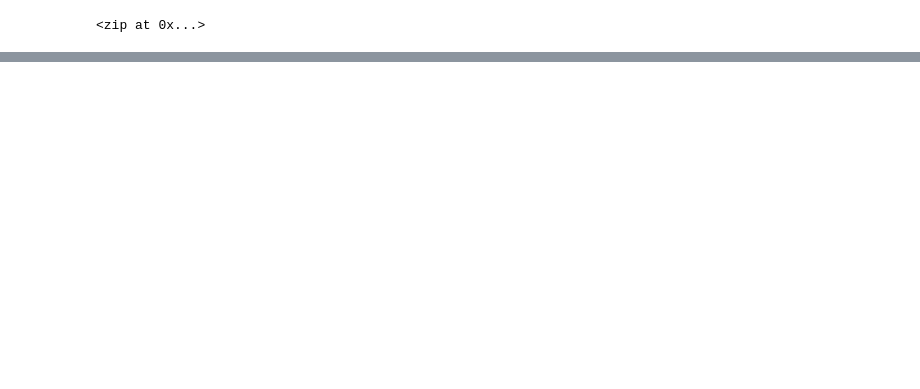
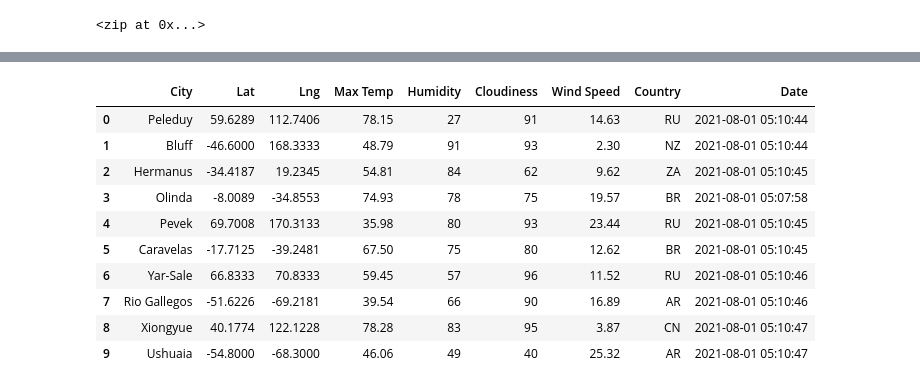
Before and after one commit to joszpr/World_Weather_Analysis, a Jupyter notebook: WeatherPy.ipynb, the cells around one changed output, grey strips where cells are left out. Cells and saved outputs as stored; diff of their text form; code cells hidden in the pictures; blank space fills up the shorter version.

```diff
--- a/WeatherPy.ipynb
+++ b/WeatherPy.ipynb
@@ -13,6 +23,9 @@ lat_lngs = zip(lats, lngs)
 lat_lngs
 # %% [output]
 <zip at 0x...>
+# %%
+# Starting URL for Weather Map API Call.
+url = "http://api.openweathermap.org/data/2.5/weather?units=Imperial&APPID=" + weather_api_key
 # %%
 # Add the latitudes and longitudes to a list.
 coordinates = list(lat_lngs)
@@ -55,0 +172,16 @@ len(cities)
+# %%
+# Convert the array of dictionaries to a Pandas DataFrame.
+city_data_df = pd.DataFrame(city_data)
+city_data_df.head(10)
+# %% [output]
+|  | City | Lat | Lng | Max Temp | Humidity | Cloudiness | Wind Speed | Country | Date |
+| 0 | Peleduy | 59.6289 | 112.7406 | 78.15 | 27 | 91 | 14.63 | RU | 2021-08-01 05:10:44 |
+| 1 | Bluff | -46.6000 | 168.3333 | 48.79 | 91 | 93 | 2.30 | NZ | 2021-08-01 05:10:44 |
+| 2 | Hermanus | -34.4187 | 19.2345 | 54.81 | 84 | 62 | 9.62 | ZA | 2021-08-01 05:10:45 |
+| 3 | Olinda | -8.0089 | -34.8553 | 74.93 | 78 | 75 | 19.57 | BR | 2021-08-01 05:07:58 |
+| 4 | Pevek | 69.7008 | 170.3133 | 35.98 | 80 | 93 | 23.44 | RU | 2021-08-01 05:10:45 |
+| 5 | Caravelas | -17.7125 | -39.2481 | 67.50 | 75 | 80 | 12.62 | BR | 2021-08-01 05:10:45 |
+| 6 | Yar-Sale | 66.8333 | 70.8333 | 59.45 | 57 | 96 | 11.52 | RU | 2021-08-01 05:10:46 |
+| 7 | Rio Gallegos | -51.6226 | -69.2181 | 39.54 | 66 | 90 | 16.89 | AR | 2021-08-01 05:10:46 |
+| 8 | Xiongyue | 40.1774 | 122.1228 | 78.28 | 83 | 95 | 3.87 | CN | 2021-08-01 05:10:47 |
+| 9 | Ushuaia | -54.8000 | -68.3000 | 46.06 | 49 | 40 | 25.32 | AR | 2021-08-01 05:10:47 |
```
Also changed, not shown: parts of 8 cells of this notebook.
